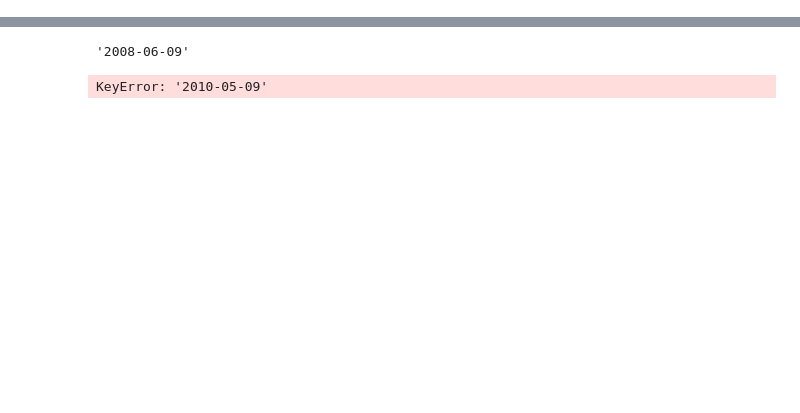
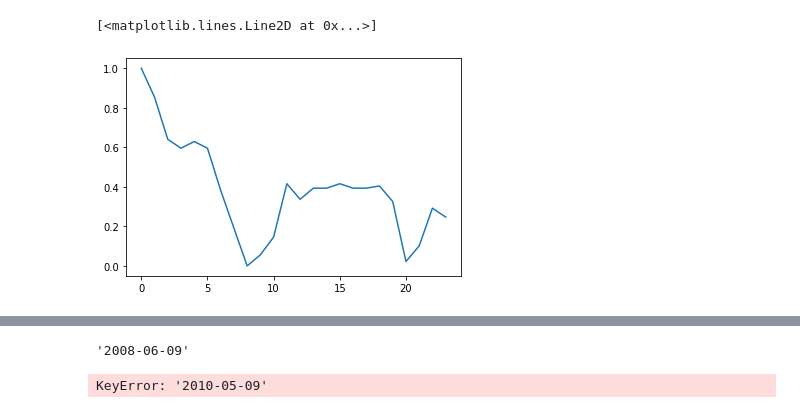
Before and after one commit to imjimmylol/dash, a Jupyter notebook: debug2.ipynb, the cells around one changed output, grey strips where cells are left out. Cells and saved outputs as stored; diff of their text form; code cells hidden in the pictures; blank space fills up the shorter version.

```diff
--- a/debug2.ipynb
+++ b/debug2.ipynb
@@ -4,6 +4,14 @@ import numpy as np
 from utils.data_process import input_process, res_process
 from utils.search import return_res
 from utils.plot import plotly_plot
+# from utils.algo.calculation import *
 from datetime import date
 from os import walk
 import re
+from sklearn.preprocessing import *
+import matplotlib.pyplot as plt
+def min_max_scalar(arr):
+    process_func = MinMaxScaler()
+    arr_reshape = arr.reshape(-1,1)
+    res = process_func.fit_transform(arr_reshape)
+    return res.flatten()
@@ -10,6 +33,14 @@ import re
 # %%
 Ticker = '2317TW'
-start_date = "2010-04-09"
-end_date = "2010-05-17"
+start_date = "2014-12-05"
+end_date = "2015-01-12"
 df = pd.read_csv(r"./data/{}.csv".format(Ticker))
 s, e = input_process.DateIndexMap(df, start_date), input_process.DateIndexMap(df, end_date)
+# %%
+y = min_max_scalar(np.array(df['Close'][s:e]))
+x = np.array([i for i in range(len(y))])
+# %%
+plt.plot(x,y)
+# %% [output]
+[<matplotlib.lines.Line2D at 0x...>]
+[figure, added]
```
Also changed, not shown: parts of 5 cells of this notebook, 4 other files.
